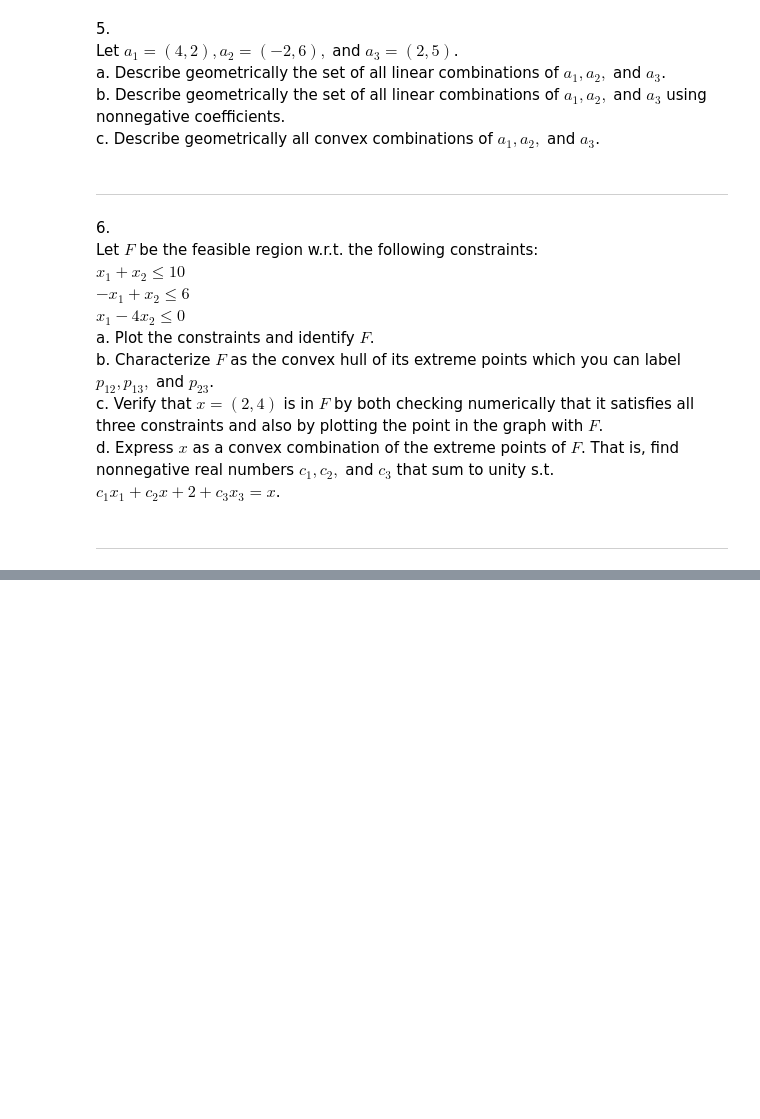
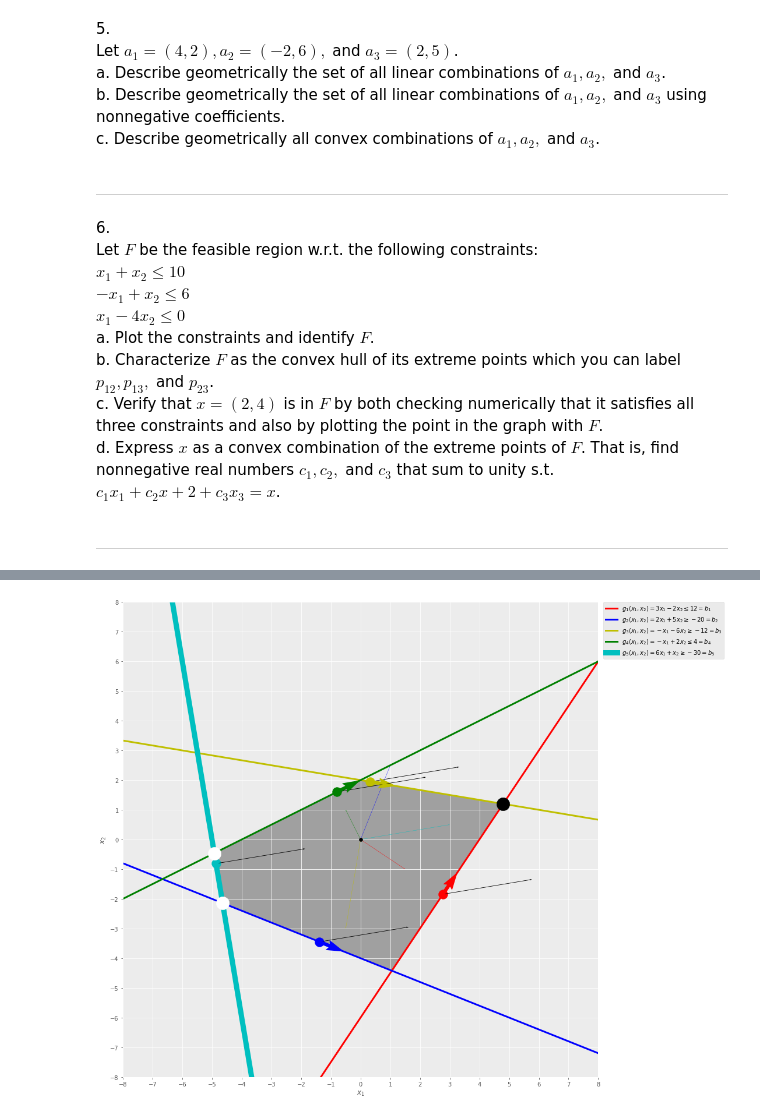
Before and after one commit to davefriedman01/linear-programming, a Jupyter notebook: linear-programming.ipynb, the cells around one changed output, grey strips where cells are left out. Saved outputs shown, nothing was run; the diff lists cells and outputs as text; code cells hidden in the pictures; blank space fills up the shorter version.

```diff
--- a/linear-programming.ipynb
+++ b/linear-programming.ipynb
@@ -57,12 +57,16 @@ def plot_constraint (x, g, delg, intercept, delz, lw, l, qw, qs, ps, c):
         # draw the linear constraint boundary
         plt.plot(x, g, linewidth=3*lw, label=l, color=c);
 
-def get_solution (delg_a, delg_b, gi_a, gi_b, delz, ac=None):
+def get_solution (delg_a, delg_b, gi_a, gi_b, delz, ac=None, opt='max'):
     """Determine and draw the solution, given the two intersecting lines which point to the optimal set."""
 
     # determine and draw the optimal set
     argmax_x1, argmax_x2 = get_intersection((0, gi_a), (delg_a[1], -delg_a[0] + gi_a), (0, gi_b), (delg_b[1], -delg_b[0] + gi_b))
-    plt.scatter(argmax_x1, argmax_x2, s=2*ps, color='black', zorder=100);
+
+    if opt=='max':
+        plt.scatter(argmax_x1, argmax_x2, s=2*ps, color='k', zorder=100);
+    elif opt=='min':
+        plt.scatter(argmax_x1, argmax_x2, s=2*ps, color='w', zorder=100);
 
     # compute the optimal value
     if (ac != None):
@@ -712,0 +758,86 @@ Optimal Value:  -32.00
+# %%
+x=np.linspace(-10,10,1001)
+g1=(3/2)*x-6
+g2=-(2/5)*x-4
+g3=-(1/6)*x+2
+g4=(1/2)*x+2
+g5=-6*x-30
+
+# late(x) labels
+g1x=r'$g_1(x_1,x_2)=3x_1-2x_2\leq12=b_1$'
+g2x=r'$g_2(x_1,x_2)=2x_1+5x_2\geq-20=b_2$'
+g3x=r'$g_3(x_1,x_2)=-x_1-6x_2\geq-12=b_3$'
+g4x=r'$g_4(x_1,x_2)=-x_1+2x_2\leq4=b_4$'
+g5x=r'$g_5(x_1,x_2)=6x_1+x_2\geq-30=b_5$'
+
+# (i)ntercepts
+g1i=-6
+g2i=-4
+g3i=2
+g4i=2
+g5i=-30
+
+delz=(6,1)
+ac=-2
+
+delg1=(3,-2)
+delg2=(2,5)
+delg3=(-1,-6)
+delg4=(-1,2)
+delg5=(6,1)
+
+
+plt.figure(figsize=(15,15));
+
+# draw g1
+plot_constraint(x, g1, delg1, g1i, delz, lw, g1x, qw, qs, ps, 'r')
+# draw g2
+plot_constraint(x, g2, delg2, g2i, delz, lw, g2x, qw, qs, ps, 'b')
+# draw g3
+plot_constraint(x, g3, delg3, g3i, delz, lw, g3x, qw, qs, ps, 'y')
+# draw g4
+plot_constraint(x, g4, delg4, g4i, delz, lw, g4x, qw, qs, ps, 'g')
+# draw g5
+plot_constraint(x, g5, delg5, g5i, delz, lw, g5x, qw, qs, ps, 'c')
+# fill the feasible region
+fx, fy = np.meshgrid(x, x)
+plt.imshow(((-2*fy<=-3*fx+12) & (5*fy>=-2*fx-20) & (-6*fy>=fx-12) & (2*fy<=fx+4) & (fy>=-6*x-30)).astype(int),
+           extent=(fx.min(), fx.max(), fy.min(), fy.max()),
+           origin='lower',
+           cmap="Greys",
+           alpha=0.3);
+
+
+# max
+# intersection of g1 and g3
+get_solution(delg1, delg3, g1i, g3i, delz, ac, opt='max')
+
+# min
+# level set (bounded by intersections of g2 and g5 and g4 and g5)
+get_solution(delg2, delg5, g2i, g5i, delz, ac, opt='min')
+get_solution(delg4, delg5, g4i, g5i, delz, ac, opt='min')
+
+
+#####
+#
+# plot configuration
+#
+#####
+scale=8
+step=1
+xlabel='$x_1$'
+ylabel='$x_2$'
+# zoom
+plt.xlim((-scale, scale))
+plt.xticks(np.arange(-scale, scale+step, step))
+plt.ylim((-scale, scale))
+plt.yticks(np.arange(-scale, scale+step, step))
+# draw the origin
+plt.scatter(0, 0, color='black');
+# labels and legend
+plt.xlabel(xlabel);
+plt.ylabel(ylabel);
+plt.legend(bbox_to_anchor=(1.01, 1), loc=2, borderaxespad=0.);
+# remove gridlines
+#plt.grid(False);
+# %% [output]
@@ -712,0 +861 @@ Optimal Value:  -32.00
+[figure, added]
```
Also changed, not shown: parts of 30 cells of this notebook.
